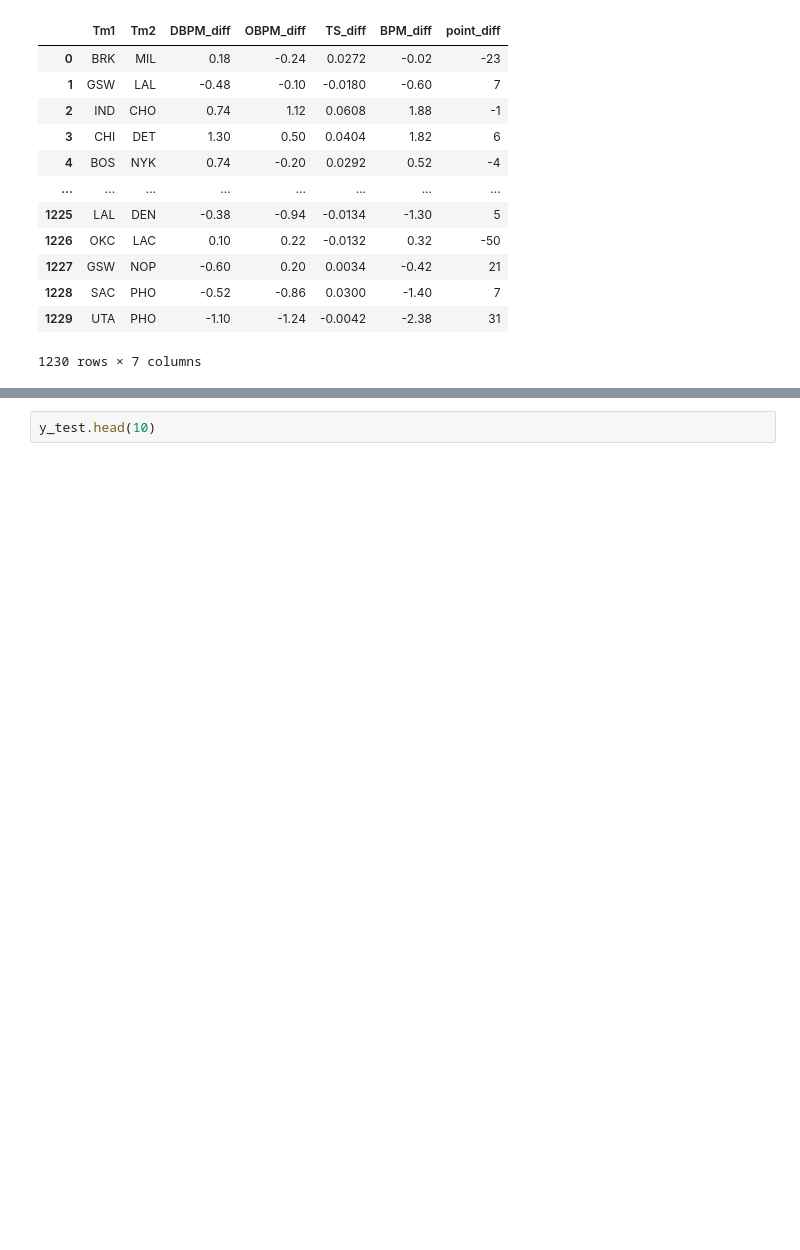
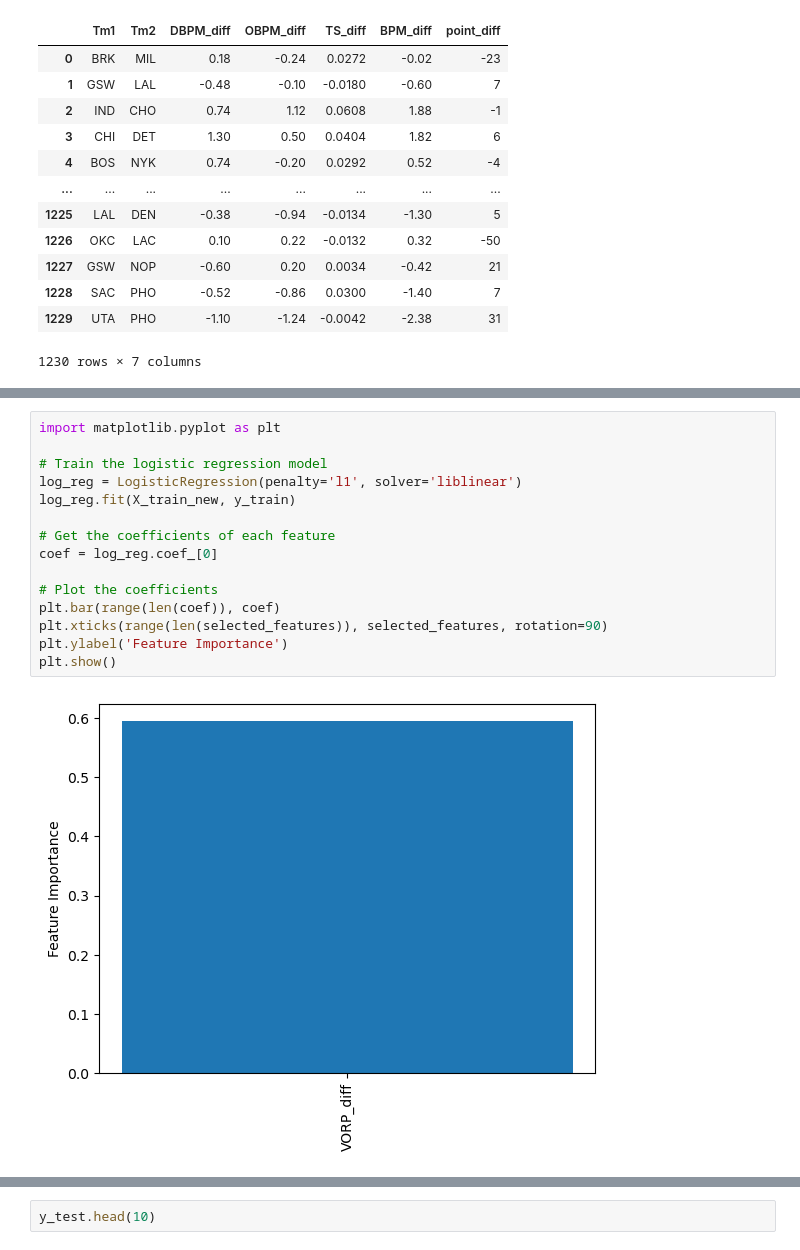
Before and after one commit to lmainvielle2023/LinearRegression, a Jupyter notebook: Murph's Project/CompSci project.ipynb, the cells around one changed output, grey strips where cells are left out. Cells and saved outputs as stored; diff of their text form; blank space fills up the shorter version.

```diff
--- a/Murph's Project/CompSci project.ipynb
+++ b/Murph's Project/CompSci project.ipynb
@@ -243 +470,18 @@ weighted avg       0.58      0.58      0.58       246
+# %%
+import matplotlib.pyplot as plt
+
+# Train the logistic regression model
+log_reg = LogisticRegression(penalty='l1', solver='liblinear')
+log_reg.fit(X_train_new, y_train)
+
+# Get the coefficients of each feature
+coef = log_reg.coef_[0]
+
+# Plot the coefficients
+plt.bar(range(len(coef)), coef)
+plt.xticks(range(len(selected_features)), selected_features, rotation=90)
+plt.ylabel('Feature Importance')
+plt.show()
+# %% [output]
+[figure, added]
 # %%
```
Also changed, not shown: parts of 6 cells of this notebook, 5 other files.
